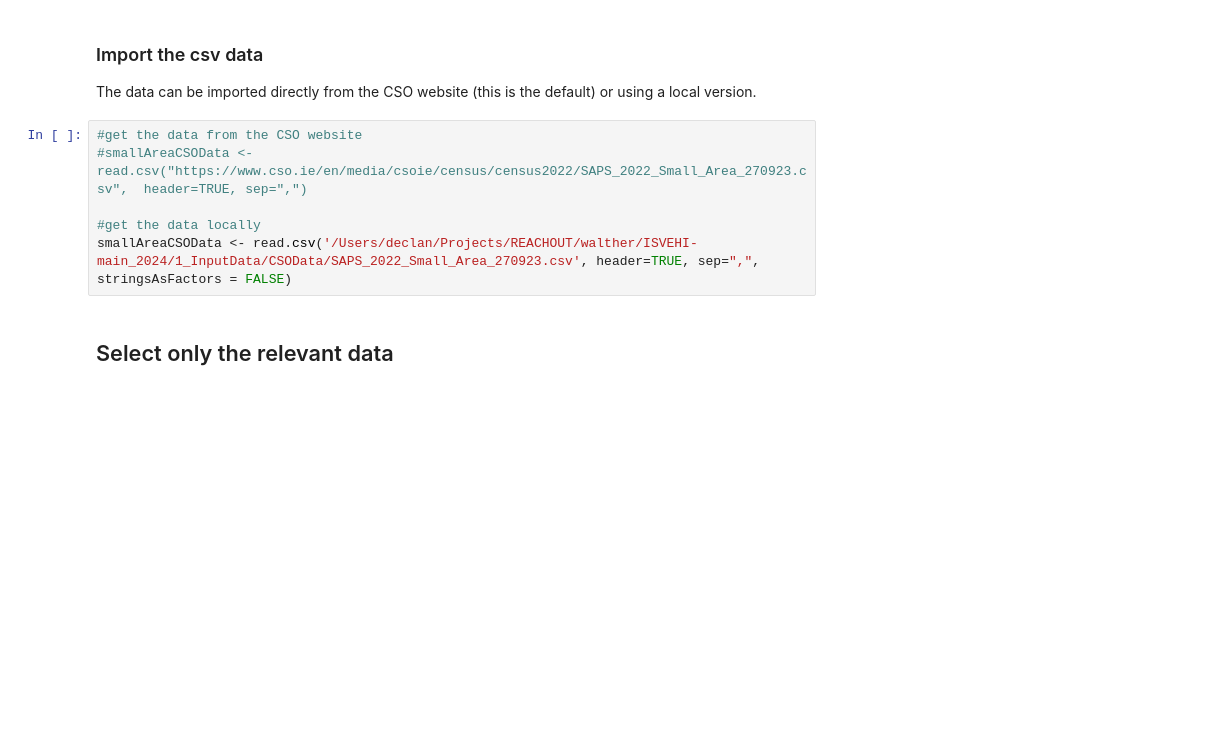
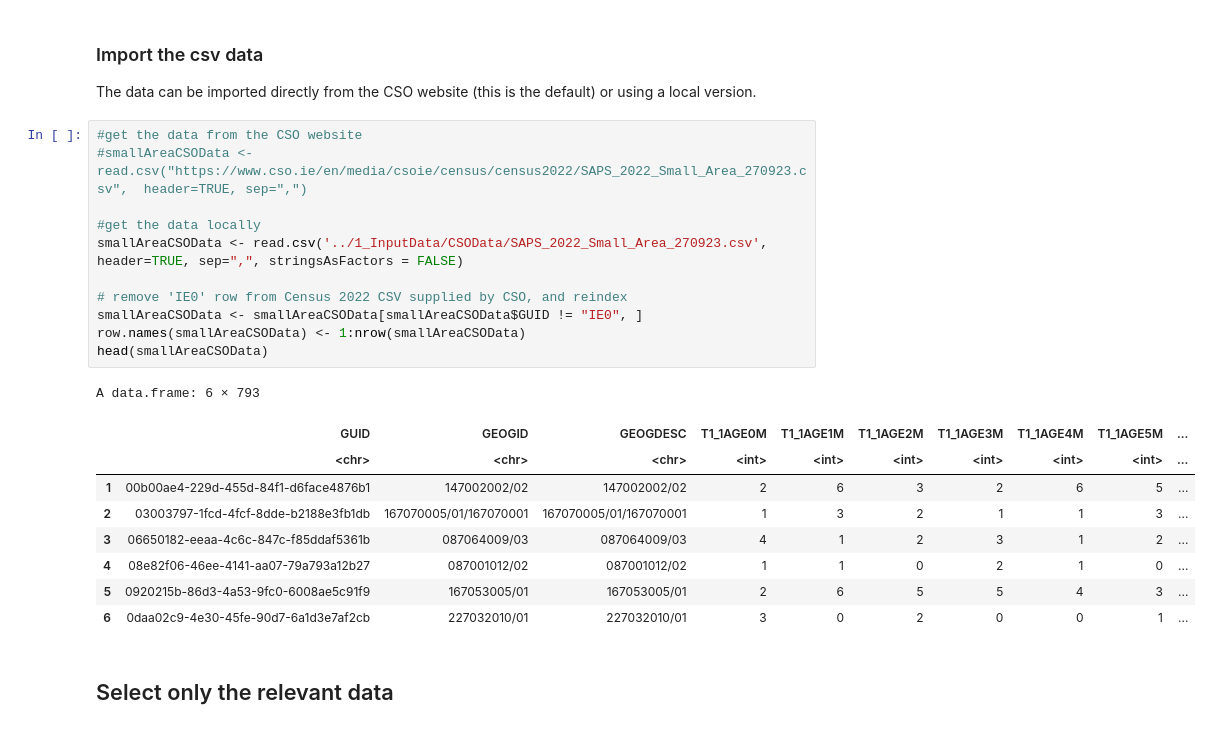
Before and after one commit to REACHOUT-PROJECT/ISVEHI, a Jupyter notebook: 0_Scripts/1a_CensusData.ipynb, the cells around one changed output. Saved outputs shown, nothing was run; the diff lists cells and outputs as text; blank space fills up the shorter version.

```diff
--- a/0_Scripts/1a_CensusData.ipynb
+++ b/0_Scripts/1a_CensusData.ipynb
@@ -31,9 +31,24 @@ The data can be imported directly from the CSO website (this is the default) or
 # %%
 #get the data from the CSO website
 #smallAreaCSOData <- read.csv("https://www.cso.ie/en/media/csoie/census/census2022/SAPS_2022_Small_Area_270923.csv",  header=TRUE, sep=",")
 
 #get the data locally
-smallAreaCSOData <- read.csv('/Users/declan/Projects/REACHOUT/walther/ISVEHI-main_2024/1_InputData/CSOData/SAPS_2022_Small_Area_270923.csv', header=TRUE, sep=",", stringsAsFactors = FALSE)
+smallAreaCSOData <- read.csv('../1_InputData/CSOData/SAPS_2022_Small_Area_270923.csv', header=TRUE, sep=",", stringsAsFactors = FALSE)
+
+# remove 'IE0' row from Census 2022 CSV supplied by CSO, and reindex
+smallAreaCSOData <- smallAreaCSOData[smallAreaCSOData$GUID != "IE0", ]
+row.names(smallAreaCSOData) <- 1:nrow(smallAreaCSOData)
+head(smallAreaCSOData)
+# %% [output]
+A data.frame: 6 × 793
+|  | GUID | GEOGID | GEOGDESC | T1_1AGE0M | T1_1AGE1M | T1_1AGE2M | T1_1AGE3M | T1_1AGE4M | T1_1AGE5M | ... |
+|  | <chr> | <chr> | <chr> | <int> | <int> | <int> | <int> | <int> | <int> | ... |
+| 1 | 00b00ae4-229d-455d-84f1-d6face4876b1 | 147002002/02 | 147002002/02 | 2 | 6 | 3 | 2 | 6 | 5 | ... |
+| 2 | 03003797-1fcd-4fcf-8dde-b2188e3fb1db | 167070005/01/167070001 | 167070005/01/167070001 | 1 | 3 | 2 | 1 | 1 | 3 | ... |
+| 3 | 06650182-eeaa-4c6c-847c-f85ddaf5361b | 087064009/03 | 087064009/03 | 4 | 1 | 2 | 3 | 1 | 2 | ... |
+| 4 | 08e82f06-46ee-4141-aa07-79a793a12b27 | 087001012/02 | 087001012/02 | 1 | 1 | 0 | 2 | 1 | 0 | ... |
+| 5 | 0920215b-86d3-4a53-9fc0-6008ae5c91f9 | 167053005/01 | 167053005/01 | 2 | 6 | 5 | 5 | 4 | 3 | ... |
+| 6 | 0daa02c9-4e30-45fe-90d7-6a1d3e7af2cb | 227032010/01 | 227032010/01 | 3 | 0 | 2 | 0 | 0 | 1 | ... |
 # %% [markdown]
 ## Select only the relevant data
 # %% [markdown]
```
Also changed, not shown: parts of 3 cells of this notebook, 4 other files.
